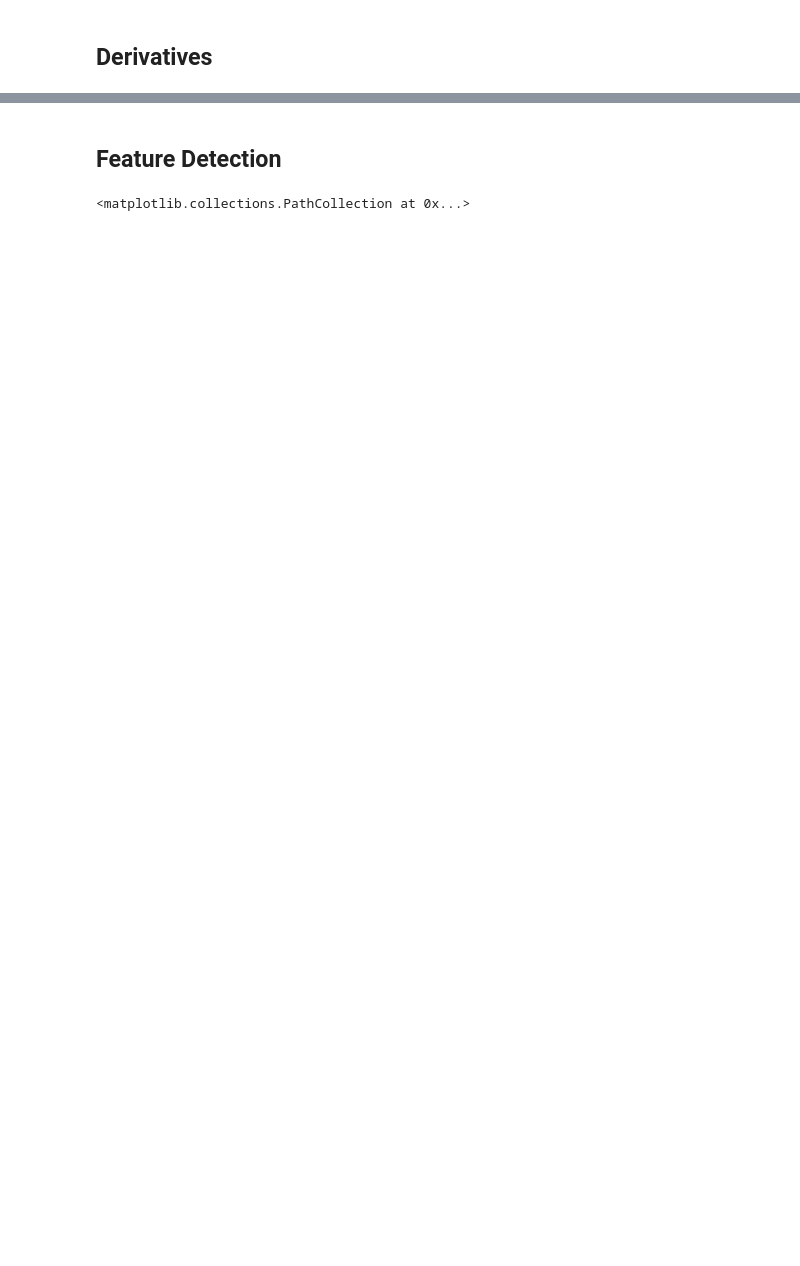
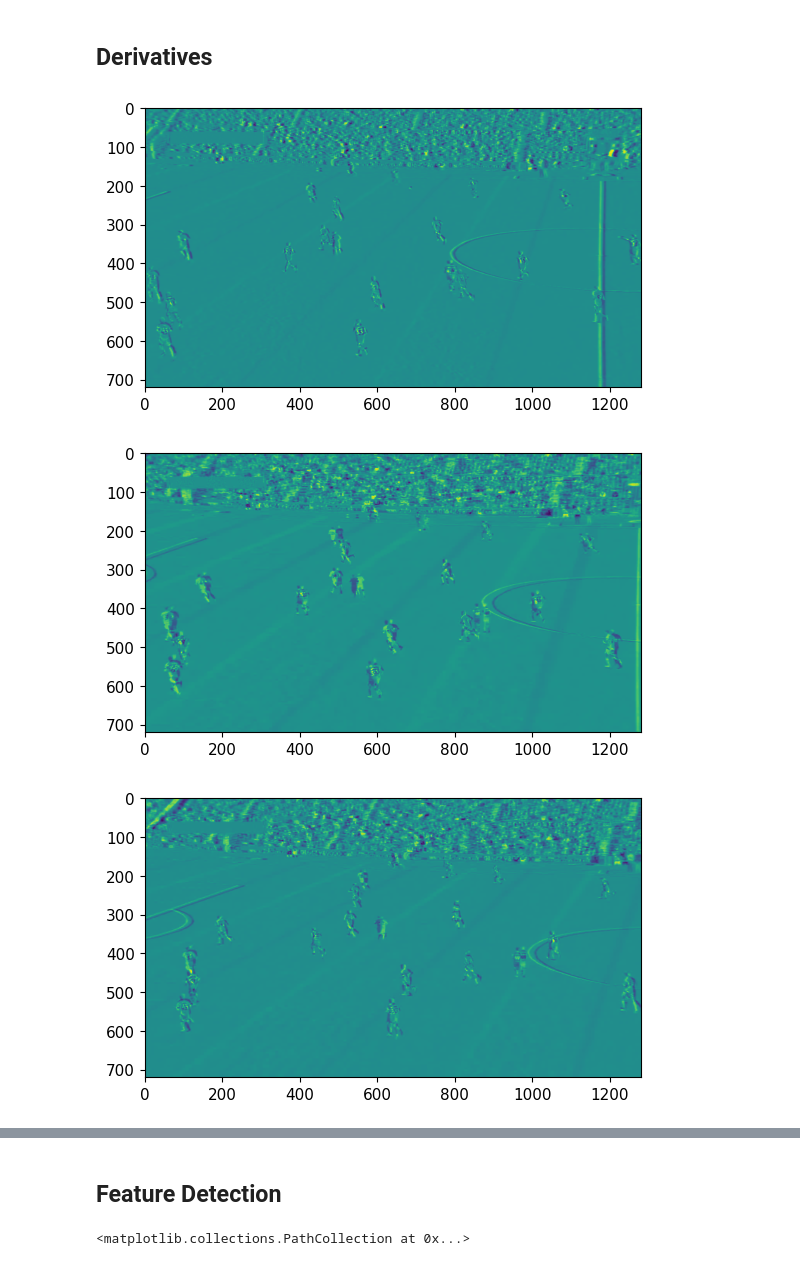
Before and after one commit to sivaturi68/cs482-final-proj, a Jupyter notebook: src.ipynb, the cells around one changed output, grey strips where cells are left out. Cells and saved outputs as stored; diff of their text form; code cells hidden in the pictures; blank space fills up the shorter version.

```diff
--- a/src.ipynb
+++ b/src.ipynb
@@ -174,14 +177,18 @@ def time_deriv(video: np.ndarray):
 # %%
 folder = './soccer/'
 # folder = './blender_tests/throw1/mist/'
 
 video = load_image_sequence(folder)
 frame_width, frame_height, num_frames, frame_rate = parse_meta(folder)
 
 I_x = horiz_deriv(video)
 I_y = vert_deriv(video)
 I_t = time_deriv(video)
 
-for deriv in I_t:
+for deriv in I_t[::10]:
     plt.figure()
     plt.imshow(deriv)
+# %% [output]
+[figure, added]
+[figure, added]
+[figure, added]
```
Also changed, not shown: parts of 13 cells of this notebook.
